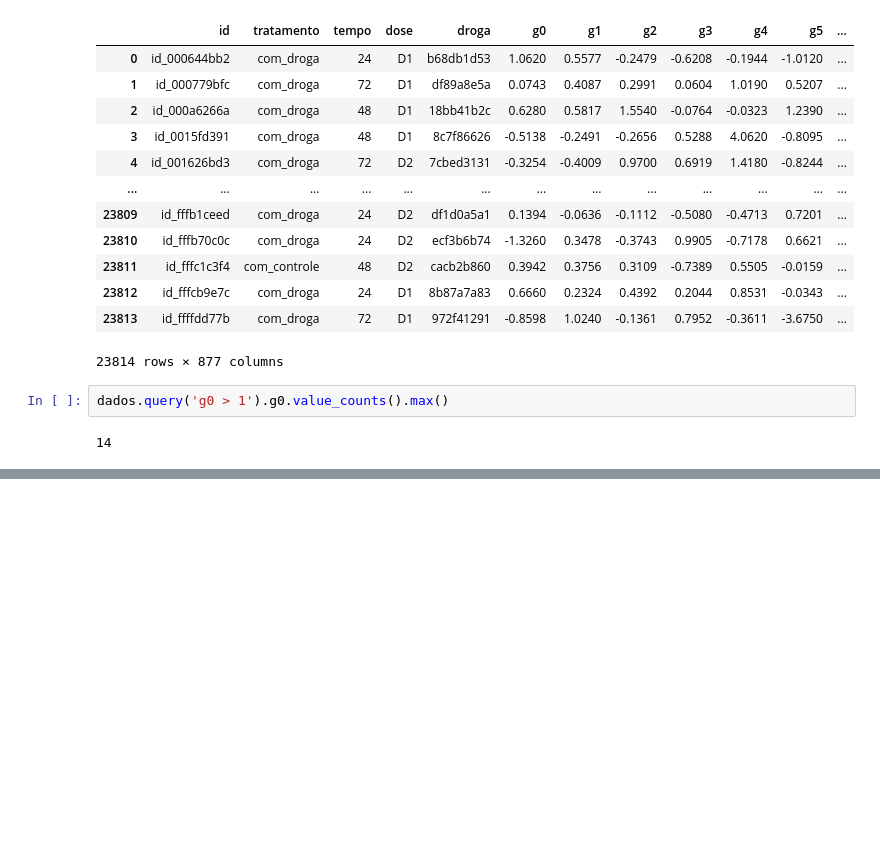
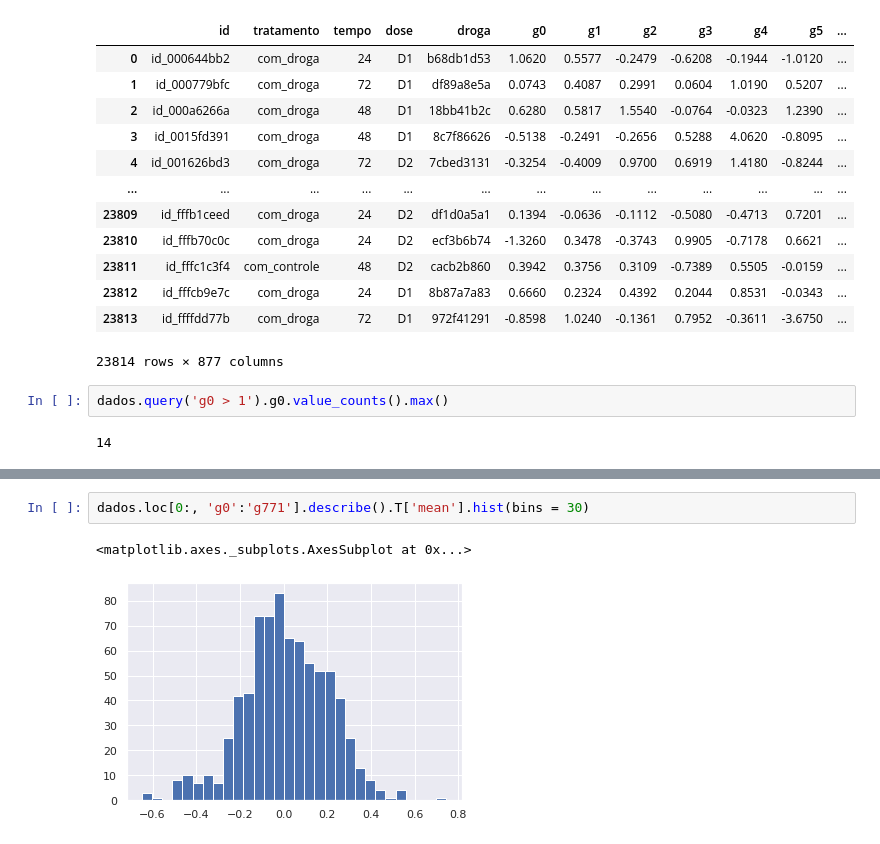
Before and after one commit to dai-ribeiro/alura, a Jupyter notebook: Imersão_de_Dados_Alura.ipynb, the cells around one changed output, grey strips where cells are left out. Saved outputs shown, nothing was run; the diff lists cells and outputs as text; blank space fills up the shorter version.

```diff
--- a/Imersão_de_Dados_Alura.ipynb
+++ b/Imersão_de_Dados_Alura.ipynb
@@ -164,0 +347,5 @@ plt.show
+# %%
+dados.loc[0:, 'g0':'g771'].describe().T['mean'].hist(bins = 30)
+# %% [output]
+<matplotlib.axes._subplots.AxesSubplot at 0x...>
+[figure, added]
```
Also changed, not shown: parts of 55 cells of this notebook.
